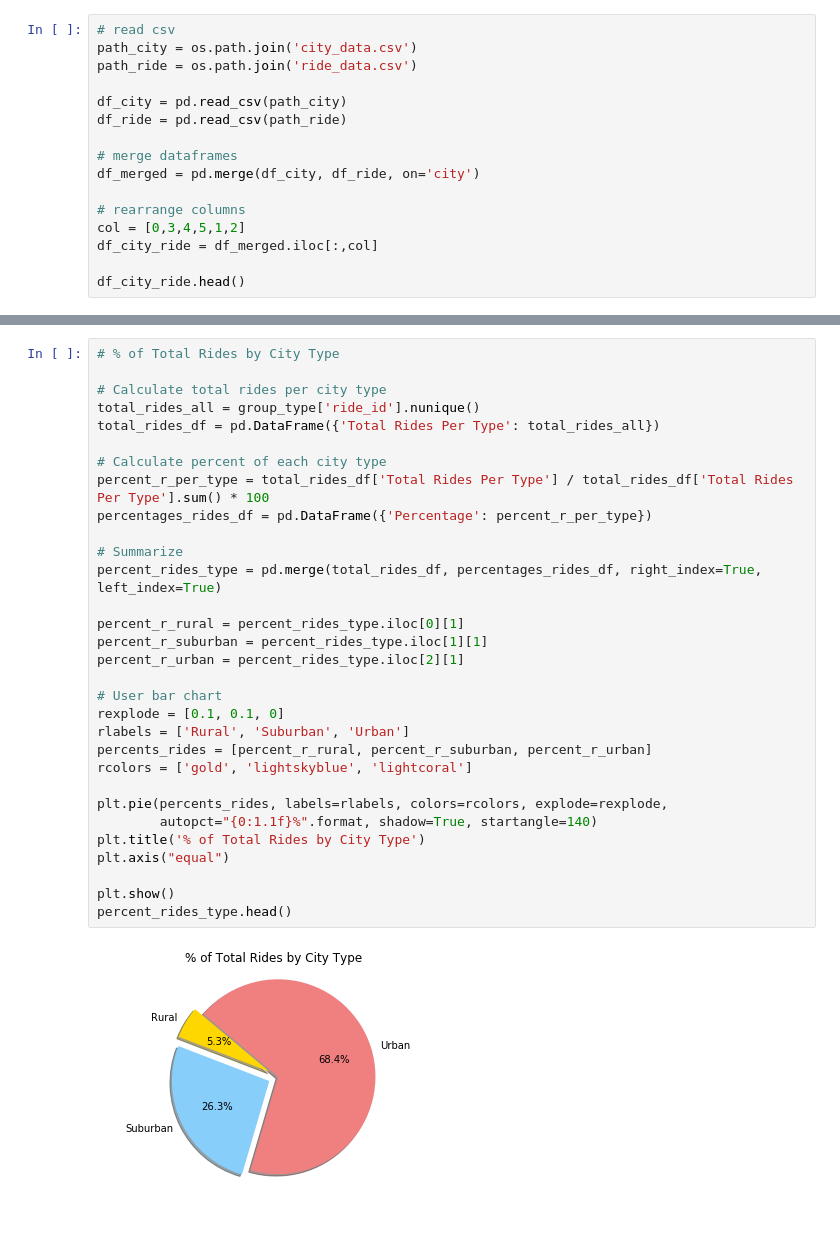
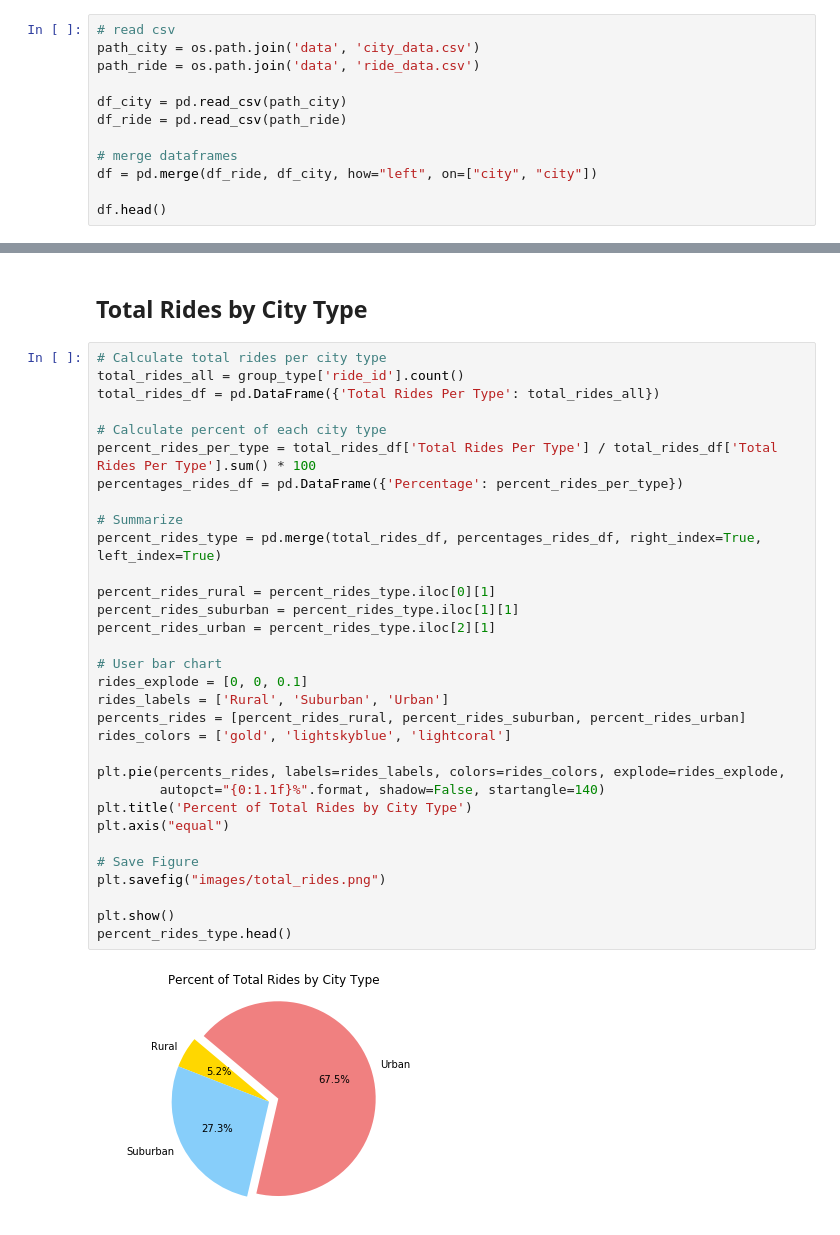
Before and after one commit to aizzakatrina/matplotlib-Pyber, a Jupyter notebook: main.ipynb, the cells around one changed output, grey strips where cells are left out. Drawn from its saved outputs; the diff is of its cells as text.

```diff
--- a/main.ipynb
+++ b/main.ipynb
@@ -6,19 +7,15 @@ import matplotlib.pyplot as plt
 import os
 # %%
 # read csv
-path_city = os.path.join('city_data.csv')
-path_ride = os.path.join('ride_data.csv')
+path_city = os.path.join('data', 'city_data.csv')
+path_ride = os.path.join('data', 'ride_data.csv')
 
 df_city = pd.read_csv(path_city)
 df_ride = pd.read_csv(path_ride)
 
 # merge dataframes
-df_merged = pd.merge(df_city, df_ride, on='city')
+df = pd.merge(df_ride, df_city, how="left", on=["city", "city"])
 
-# rearrange columns
-col = [0,3,4,5,1,2]
-df_city_ride = df_merged.iloc[:,col]
-
-df_city_ride.head()
+df.head()
 # %% [output]
 |  | city | date | fare | ride_id | driver_count | type |
@@ -143,38 +153,41 @@ percent_fare_type.head()
 | Rural | 4255.09 | 6.579786 |
 | Suburban | 20335.69 | 31.445750 |
 | Urban | 40078.34 | 61.974463 |
+# %% [markdown]
+## Total Rides by City Type
 # %%
-# % of Total Rides by City Type
-
 # Calculate total rides per city type
-total_rides_all = group_type['ride_id'].nunique()
+total_rides_all = group_type['ride_id'].count()
 total_rides_df = pd.DataFrame({'Total Rides Per Type': total_rides_all})
 
 # Calculate percent of each city type
-percent_r_per_type = total_rides_df['Total Rides Per Type'] / total_rides_df['Total Rides Per Type'].sum() * 100
-percentages_rides_df = pd.DataFrame({'Percentage': percent_r_per_type})
+percent_rides_per_type = total_rides_df['Total Rides Per Type'] / total_rides_df['Total Rides Per Type'].sum() * 100
+percentages_rides_df = pd.DataFrame({'Percentage': percent_rides_per_type})
 
 # Summarize
 percent_rides_type = pd.merge(total_rides_df, percentages_rides_df, right_index=True, left_index=True)
 
-percent_r_rural = percent_rides_type.iloc[0][1]
-percent_r_suburban = percent_rides_type.iloc[1][1]
-percent_r_urban = percent_rides_type.iloc[2][1]
+percent_rides_rural = percent_rides_type.iloc[0][1]
+percent_rides_suburban = percent_rides_type.iloc[1][1]
+percent_rides_urban = percent_rides_type.iloc[2][1]
 
 # User bar chart
-rexplode = [0.1, 0.1, 0]
-rlabels = ['Rural', 'Suburban', 'Urban']
-percents_rides = [percent_r_rural, percent_r_suburban, percent_r_urban]
-rcolors = ['gold', 'lightskyblue', 'lightcoral']
+rides_explode = [0, 0, 0.1]
+rides_labels = ['Rural', 'Suburban', 'Urban']
+percents_rides = [percent_rides_rural, percent_rides_suburban, percent_rides_urban]
+rides_colors = ['gold', 'lightskyblue', 'lightcoral']
 
-plt.pie(percents_rides, labels=rlabels, colors=rcolors, explode=rexplode,
-        autopct="{0:1.1f}%".format, shadow=True, startangle=140)
-plt.title('% of Total Rides by City Type')
+plt.pie(percents_rides, labels=rides_labels, colors=rides_colors, explode=rides_explode,
+        autopct="{0:1.1f}%".format, shadow=False, startangle=140)
+plt.title('Percent of Total Rides by City Type')
 plt.axis("equal")
+
+# Save Figure
+plt.savefig("images/total_rides.png")
 
 plt.show()
 percent_rides_type.head()
 # %% [output]
-[figure, old version]
+[figure, new version]
 |  | Total Rides Per Type | Percentage |
 | type |  |  |
```
Also changed, not shown: parts of 12 cells of this notebook, 1 other file.
